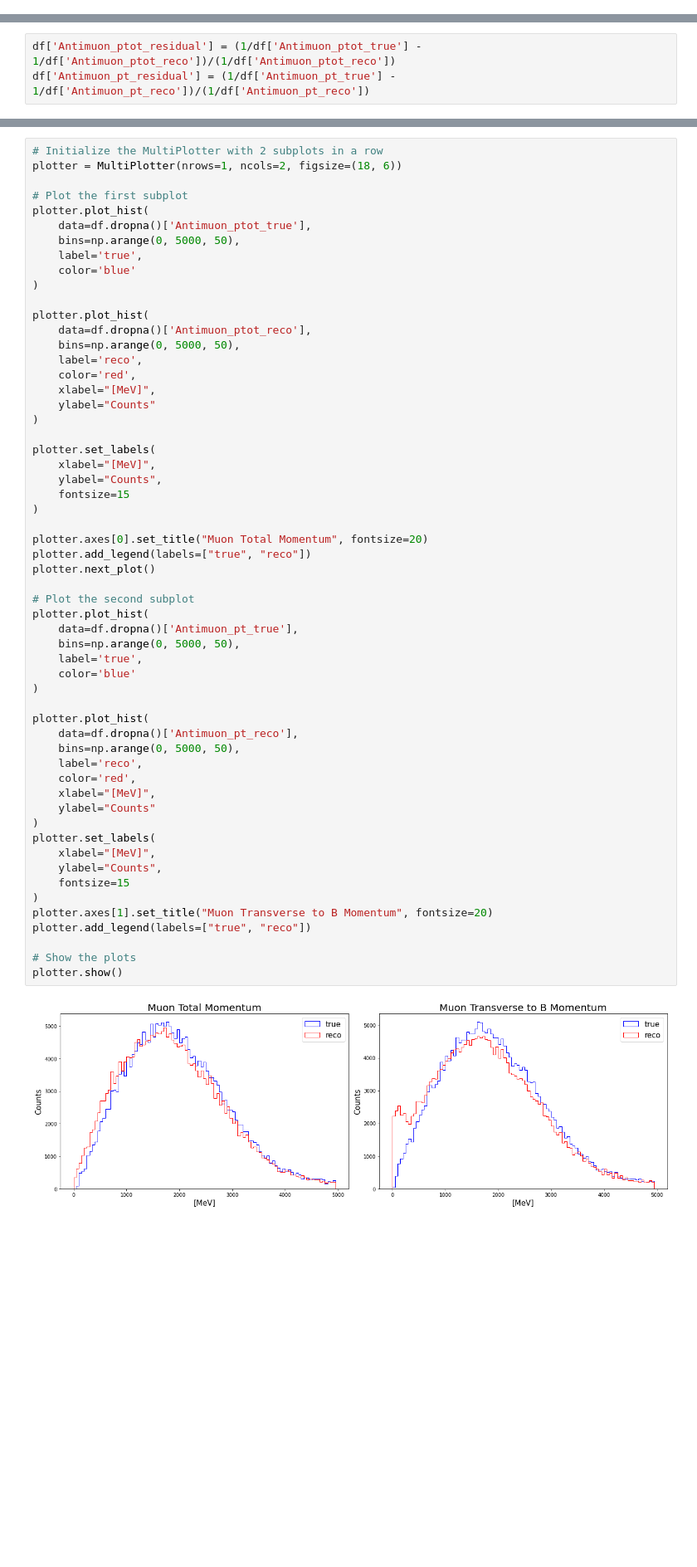
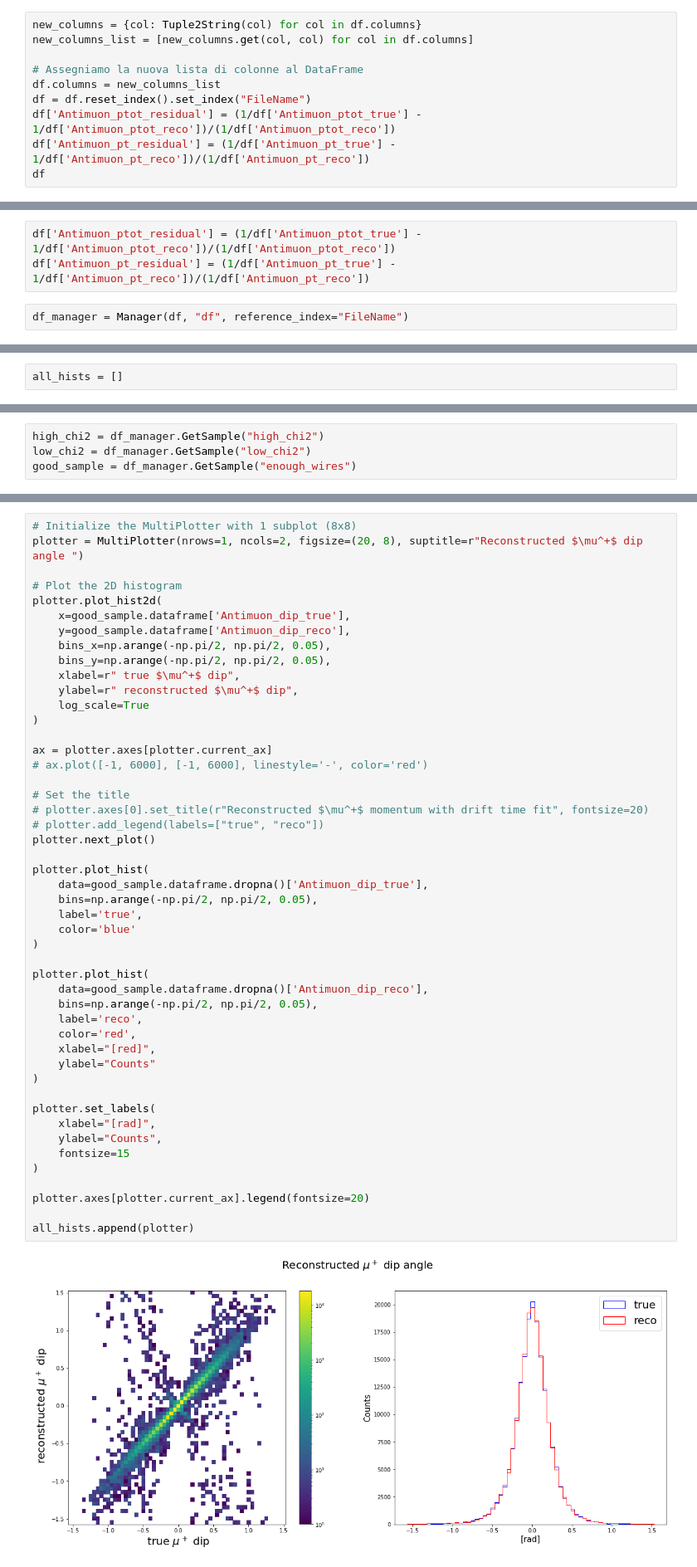
Before and after one commit to GianfrancoIngratta/SAND-PHYSICS, a Jupyter notebook: notebook/AnalyseDriftReco.ipynb, the cells around one changed output, grey strips where cells are left out. Shown at 83% size. Drawn from its saved outputs; the diff is of its cells as text; blank space fills up the shorter version.

Commit message:
solved expectation on neutrons and recostruction on antimu

```diff
--- a/notebook/AnalyseDriftReco.ipynb
+++ b/notebook/AnalyseDriftReco.ipynb
@@ -70,0 +114,10 @@ df
+# %%
+new_columns = {col: Tuple2String(col) for col in df.columns}
+new_columns_list = [new_columns.get(col, col) for col in df.columns]
+
+# Assegniamo la nuova lista di colonne al DataFrame
+df.columns = new_columns_list
+df = df.reset_index().set_index("FileName")
+df['Antimuon_ptot_residual'] = (1/df['Antimuon_ptot_true'] - 1/df['Antimuon_ptot_reco'])/(1/df['Antimuon_ptot_reco'])
+df['Antimuon_pt_residual'] = (1/df['Antimuon_pt_true'] - 1/df['Antimuon_pt_reco'])/(1/df['Antimuon_pt_reco'])
+df
@@ -71,3 +139,5 @@ df
 # %%
 df['Antimuon_ptot_residual'] = (1/df['Antimuon_ptot_true'] - 1/df['Antimuon_ptot_reco'])/(1/df['Antimuon_ptot_reco'])
 df['Antimuon_pt_residual'] = (1/df['Antimuon_pt_true'] - 1/df['Antimuon_pt_reco'])/(1/df['Antimuon_pt_reco'])
+# %%
+df_manager = Manager(df, "df", reference_index="FileName")
@@ -73,0 +146,2 @@ df['Antimuon_pt_residual'] = (1/df['Antimuon_pt_true'] - 1/df['Antimuon_pt_reco'
+# %%
+all_hists = []
@@ -73,0 +229,4 @@ df['Antimuon_pt_residual'] = (1/df['Antimuon_pt_true'] - 1/df['Antimuon_pt_reco'
+# %%
+high_chi2 = df_manager.GetSample("high_chi2")
+low_chi2 = df_manager.GetSample("low_chi2")
+good_sample = df_manager.GetSample("enough_wires")
@@ -242,59 +608,50 @@ Text(0.5, 1.0, '$\\mu$ momentum resolution')
 # %%
-# Initialize the MultiPlotter with 2 subplots in a row
-plotter = MultiPlotter(nrows=1, ncols=2, figsize=(18, 6))
+# Initialize the MultiPlotter with 1 subplot (8x8)
+plotter = MultiPlotter(nrows=1, ncols=2, figsize=(20, 8), suptitle=r"Reconstructed $\mu^+$ dip angle ")
 
-# Plot the first subplot
+# Plot the 2D histogram
+plotter.plot_hist2d(
+    x=good_sample.dataframe['Antimuon_dip_true'],
+    y=good_sample.dataframe['Antimuon_dip_reco'],
+    bins_x=np.arange(-np.pi/2, np.pi/2, 0.05),
+    bins_y=np.arange(-np.pi/2, np.pi/2, 0.05),
+    xlabel=r" true $\mu^+$ dip",
+    ylabel=r" reconstructed $\mu^+$ dip",
+    log_scale=True
+)
+
+ax = plotter.axes[plotter.current_ax]
+# ax.plot([-1, 6000], [-1, 6000], linestyle='-', color='red')
+
+# Set the title
+# plotter.axes[0].set_title(r"Reconstructed $\mu^+$ momentum with drift time fit", fontsize=20)
+# plotter.add_legend(labels=["true", "reco"])
+plotter.next_plot()
+
 plotter.plot_hist(
-    data=df.dropna()['Antimuon_ptot_true'],
-    bins=np.arange(0, 5000, 50),
+    data=good_sample.dataframe.dropna()['Antimuon_dip_true'],
+    bins=np.arange(-np.pi/2, np.pi/2, 0.05),
     label='true',
     color='blue'
 )
 
 plotter.plot_hist(
-    data=df.dropna()['Antimuon_ptot_reco'],
-    bins=np.arange(0, 5000, 50),
+    data=good_sample.dataframe.dropna()['Antimuon_dip_reco'],
+    bins=np.arange(-np.pi/2, np.pi/2, 0.05),
     label='reco',
     color='red',
-    xlabel="[MeV]",
+    xlabel="[red]",
     ylabel="Counts"
 )
 
 plotter.set_labels(
-    xlabel="[MeV]",
+    xlabel="[rad]",
     ylabel="Counts",
     fontsize=15
 )
 
-plotter.axes[0].set_title("Muon Total Momentum", fontsize=20)
-plotter.add_legend(labels=["true", "reco"])
-plotter.next_plot()
+plotter.axes[plotter.current_ax].legend(fontsize=20)
 
-# Plot the second subplot
-plotter.plot_hist(
-    data=df.dropna()['Antimuon_pt_true'],
-    bins=np.arange(0, 5000, 50),
-    label='true',
-    color='blue'
-)
-
-plotter.plot_hist(
-    data=df.dropna()['Antimuon_pt_reco'],
-    bins=np.arange(0, 5000, 50),
-    label='reco',
-    color='red',
-    xlabel="[MeV]",
-    ylabel="Counts"
-)
-plotter.set_labels(
-    xlabel="[MeV]",
-    ylabel="Counts",
-    fontsize=15
-)
-plotter.axes[1].set_title("Muon Transverse to B Momentum", fontsize=20)
-plotter.add_legend(labels=["true", "reco"])
-
-# Show the plots
-plotter.show()
+all_hists.append(plotter)
 # %% [output]
-[figure, old version]
+[figure, new version]
```
Also changed, not shown: parts of 70 cells of this notebook, 8 other files.
